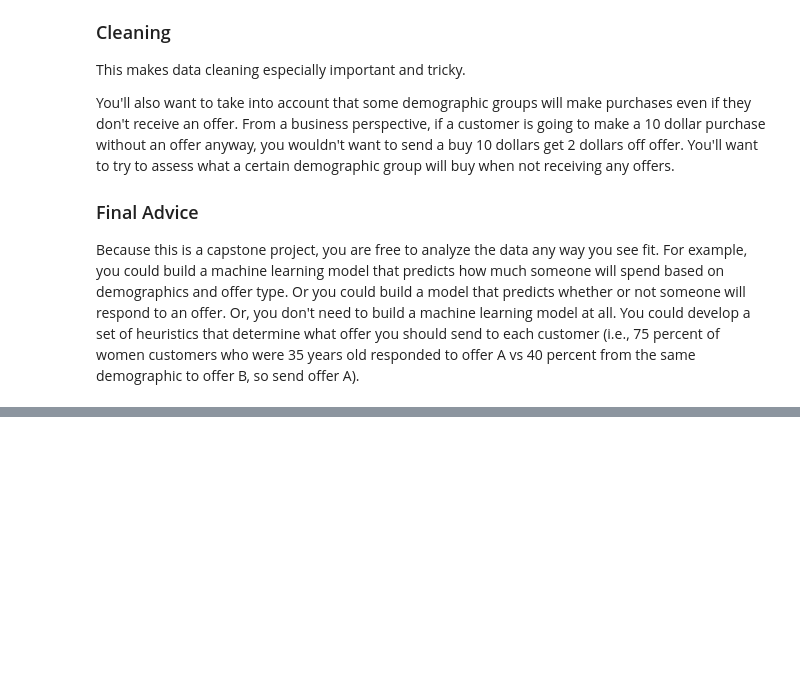
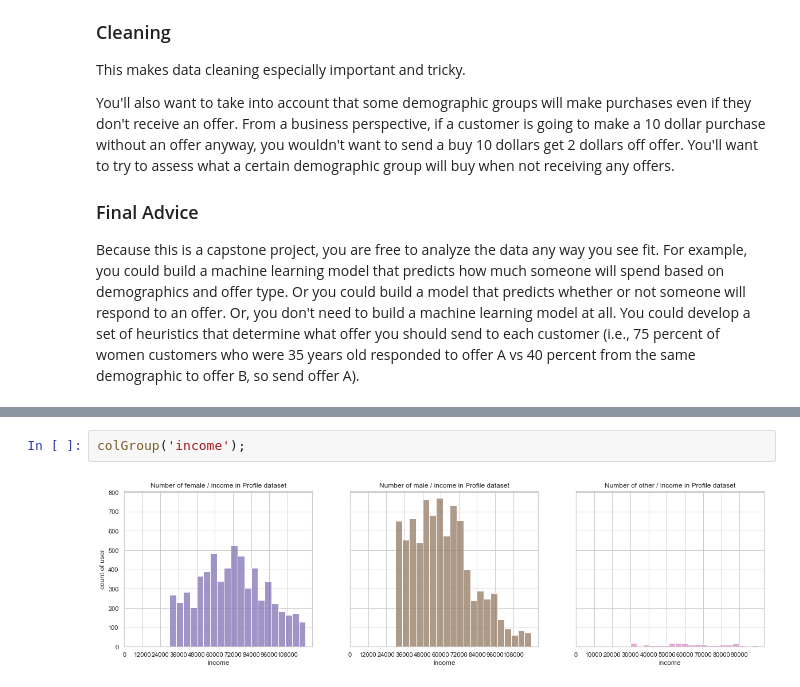
Before and after one commit to guandai/Starbucks-Capstone-Project, a Jupyter notebook: Starbucks_Capstone_notebook.ipynb, the cells around one changed output, grey strips where cells are left out. Cells and saved outputs as stored; diff of their text form; blank space fills up the shorter version.

```diff
--- a/Starbucks_Capstone_notebook.ipynb
+++ b/Starbucks_Capstone_notebook.ipynb
@@ -86,0 +411,4 @@ transcript = pd.read_json('data/transcript.json', orient='records', lines=True)
+# %%
+colGroup('income');
+# %% [output]
+[figure, added]
```
Also changed, not shown: parts of 135 cells of this notebook, 22 other files.
